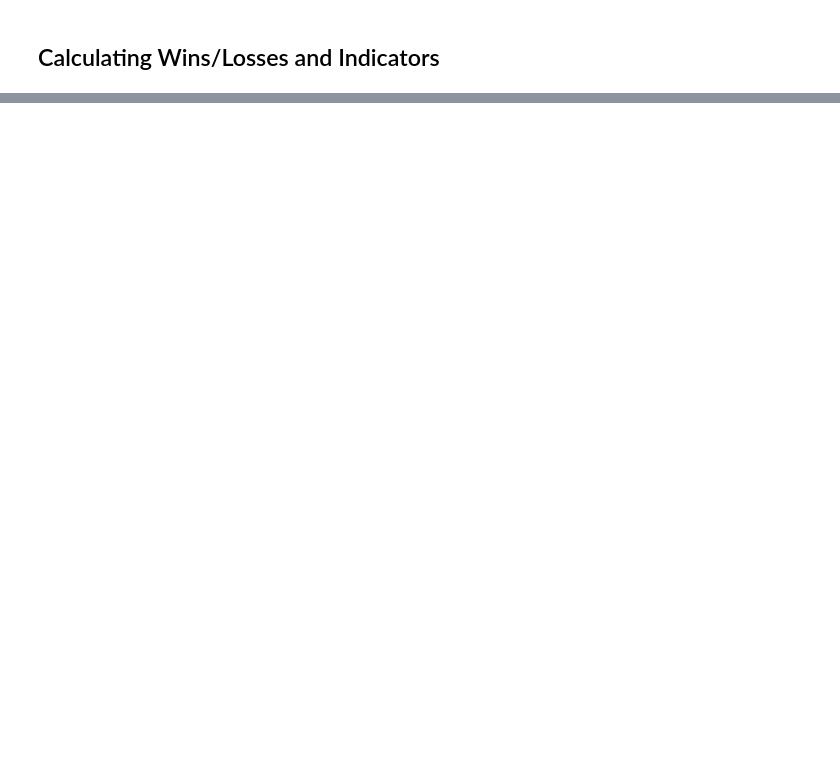
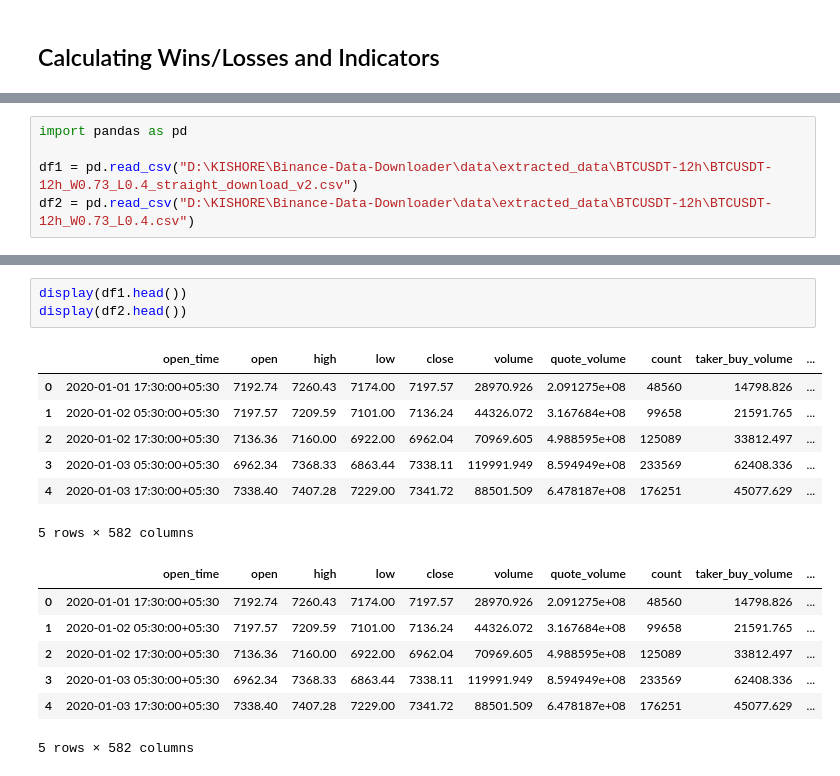
Before and after one commit to vijaykishore1/Binance-Data-Downloader, a Jupyter notebook: main notebooks for shrinath anna/Data Creation Proper 27-1.ipynb, the cells around one changed output, grey strips where cells are left out. Cells and saved outputs as stored; diff of their text form; blank space fills up the shorter version.

```diff
--- a/main notebooks for shrinath anna/Data Creation Proper 27-1.ipynb
+++ b/main notebooks for shrinath anna/Data Creation Proper 27-1.ipynb
@@ -400,0 +1278,5 @@ dtype: object
+# %%
+import pandas as pd
+
+df1 = pd.read_csv("D:\KISHORE\Binance-Data-Downloader\data\extracted_data\BTCUSDT-12h\BTCUSDT-12h_W0.73_L0.4_straight_download_v2.csv")
+df2 = pd.read_csv("D:\KISHORE\Binance-Data-Downloader\data\extracted_data\BTCUSDT-12h\BTCUSDT-12h_W0.73_L0.4.csv")
@@ -400,0 +1289,18 @@ dtype: object
+# %%
+display(df1.head())
+display(df2.head())
+# %% [output]
+|  | open_time | open | high | low | close | volume | quote_volume | count | taker_buy_volume | ... |
+| 0 | 2020-01-01 17:30:00+05:30 | 7192.74 | 7260.43 | 7174.00 | 7197.57 | 28970.926 | 2.091275e+08 | 48560 | 14798.826 | ... |
+| 1 | 2020-01-02 05:30:00+05:30 | 7197.57 | 7209.59 | 7101.00 | 7136.24 | 44326.072 | 3.167684e+08 | 99658 | 21591.765 | ... |
+| 2 | 2020-01-02 17:30:00+05:30 | 7136.36 | 7160.00 | 6922.00 | 6962.04 | 70969.605 | 4.988595e+08 | 125089 | 33812.497 | ... |
+| 3 | 2020-01-03 05:30:00+05:30 | 6962.34 | 7368.33 | 6863.44 | 7338.11 | 119991.949 | 8.594949e+08 | 233569 | 62408.336 | ... |
+| 4 | 2020-01-03 17:30:00+05:30 | 7338.40 | 7407.28 | 7229.00 | 7341.72 | 88501.509 | 6.478187e+08 | 176251 | 45077.629 | ... |
+5 rows × 582 columns
+|  | open_time | open | high | low | close | volume | quote_volume | count | taker_buy_volume | ... |
+| 0 | 2020-01-01 17:30:00+05:30 | 7192.74 | 7260.43 | 7174.00 | 7197.57 | 28970.926 | 2.091275e+08 | 48560 | 14798.826 | ... |
+| 1 | 2020-01-02 05:30:00+05:30 | 7197.57 | 7209.59 | 7101.00 | 7136.24 | 44326.072 | 3.167684e+08 | 99658 | 21591.765 | ... |
+| 2 | 2020-01-02 17:30:00+05:30 | 7136.36 | 7160.00 | 6922.00 | 6962.04 | 70969.605 | 4.988595e+08 | 125089 | 33812.497 | ... |
+| 3 | 2020-01-03 05:30:00+05:30 | 6962.34 | 7368.33 | 6863.44 | 7338.11 | 119991.949 | 8.594949e+08 | 233569 | 62408.336 | ... |
+| 4 | 2020-01-03 17:30:00+05:30 | 7338.40 | 7407.28 | 7229.00 | 7341.72 | 88501.509 | 6.478187e+08 | 176251 | 45077.629 | ... |
+5 rows × 582 columns
```
Also changed, not shown: parts of 18 cells of this notebook, 1 other file.
